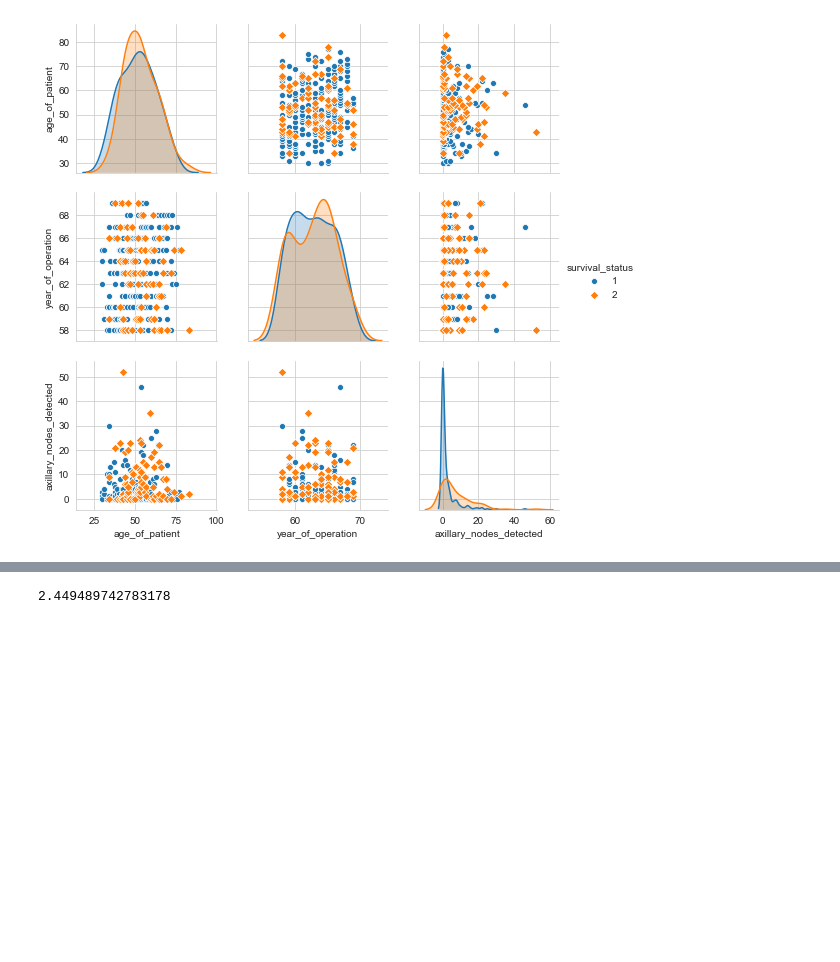
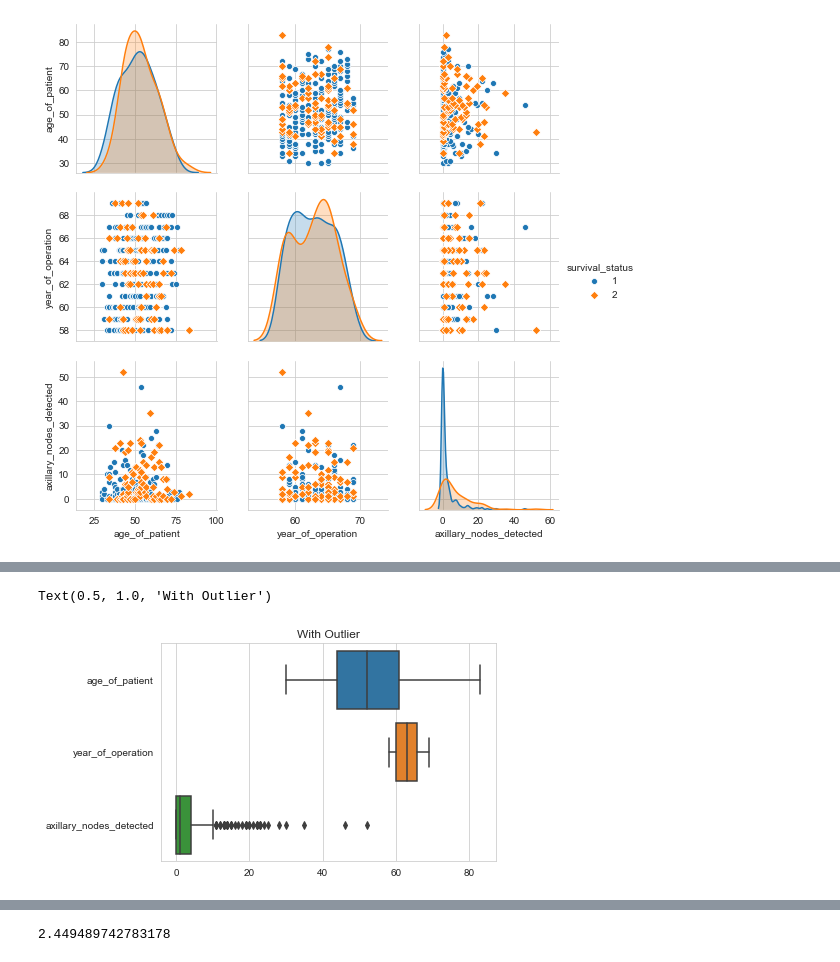
Before and after one commit to ernestomancebo/haberman-sgry-neural-ntwrk, a Jupyter notebook: Haberman Surgery.ipynb, the cells around one changed output, grey strips where cells are left out. Drawn from its saved outputs; the diff is of its cells as text; code cells hidden in the pictures; blank space fills up the shorter version.

```diff
--- a/Haberman Surgery.ipynb
+++ b/Haberman Surgery.ipynb
@@ -23,6 +24,8 @@ csv = pd.read_csv("haberman.data", names=column_names)
+# %%
+def separar_dataframe(dataframe):
+    return (dataframe.iloc[:,-1], dataframe.iloc[:,:-1])
 # %%
-target_data = csv.iloc[:, -1]
-fields_data = csv.iloc[:, :-1]
+target_data, fields_data = separar_dataframe(df)
 
 haberman_dataframe = pd.DataFrame(fields_data, columns=column_names[:-1])
 # %%
@@ -53,0 +59,5 @@ sns.heatmap(corr)
+# %%
+sns.boxplot(data=fields_data, orient='h').set_title("With Outlier")
+# %% [output]
+Text(0.5, 1.0, 'With Outlier')
+[figure, added]
```
Also changed, not shown: parts of 54 cells of this notebook, 1 other file.
